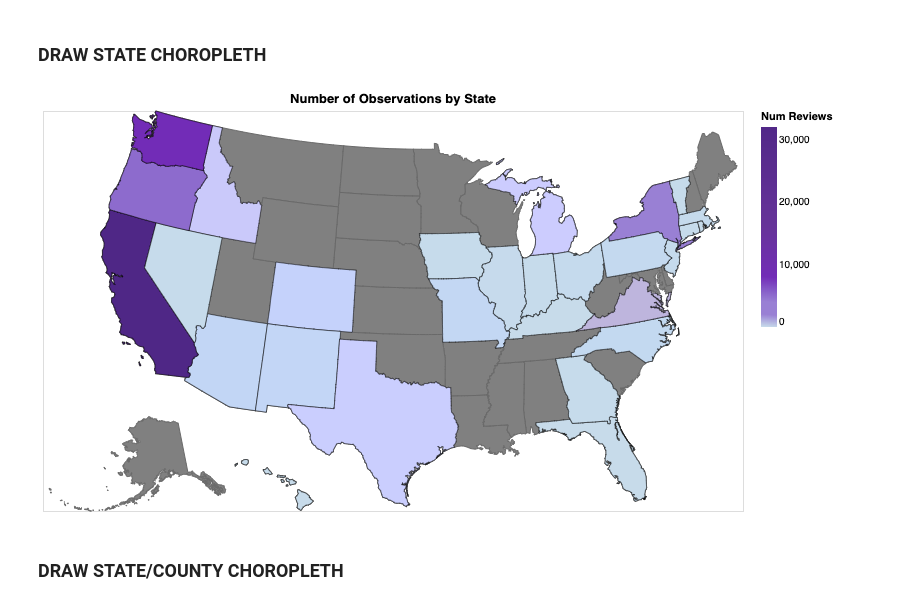
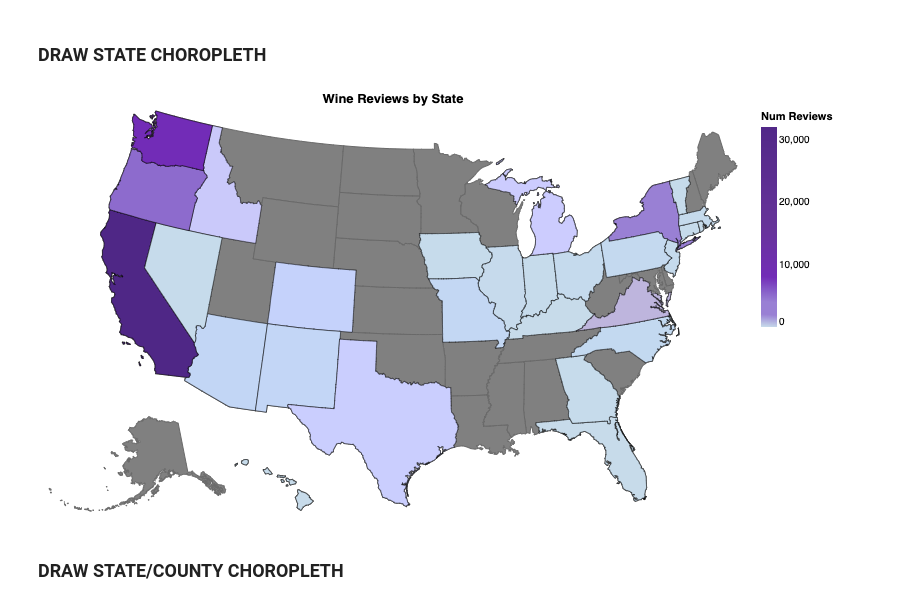
Before and after one commit to UBC-MDS/DSCI532_Group204_Vino, a Jupyter notebook: src/charts.ipynb, the cells around one changed output. Saved outputs shown, nothing was run; the diff lists cells and outputs as text; code cells hidden in the pictures.

```diff
--- a/src/charts.ipynb
+++ b/src/charts.ipynb
@@ -132,41 +132,42 @@ colormap = alt.Scale(domain=[0, 100, 1000, 2000, 4000, 8000, 16000, 32000],
                      range=['#C7DBEA', '#CCCCFF', '#B8AED2', '#3A41C61',
                             '#9980D4', '#722CB7', '#663399', '#512888'])
 
 foreground = alt.Chart(states).mark_geoshape().encode(
     color=alt.Color('Num Reviews:Q',
                     scale=colormap),
     tooltip=['State:O', 'State ID:O',
              'Ave Points:Q','Ave Price:Q',
              'Ave Value:Q','Num Reviews:Q']
 ).mark_geoshape(
     stroke='black',
     strokeWidth=0.5
 ).transform_lookup(
     lookup='id',
     from_=alt.LookupData(wine_states,
                          'State ID',
                          ['State', 'State ID', 'Ave Points', 'Ave Price', 'Ave Value', 'Num Reviews'])
 ).project(
     type='albersUsa'
-).properties(
-    width=700,
-    height=400
 )
 
 background = alt.Chart(states).mark_geoshape(
     fill='gray',
     stroke='dimgray'
 ).project(
     'albersUsa'
 ).properties(
-    title='Number of Observations by State',
-    width=700,
-    height=400
+    title='Wine Reviews by State'
 )
 
-background + foreground
+(background + foreground).configure_view(
+    height=400,
+    width=700,
+    strokeWidth=4,
+    fill=None,
+    stroke=None,
+)
 # %% [output]
-[figure, old version]
+[figure, new version]
 # %% [markdown]
 ### DRAW STATE/COUNTY CHOROPLETH
 # %%
```
Also changed, not shown: parts of 1 cell of this notebook, 4 other files.
